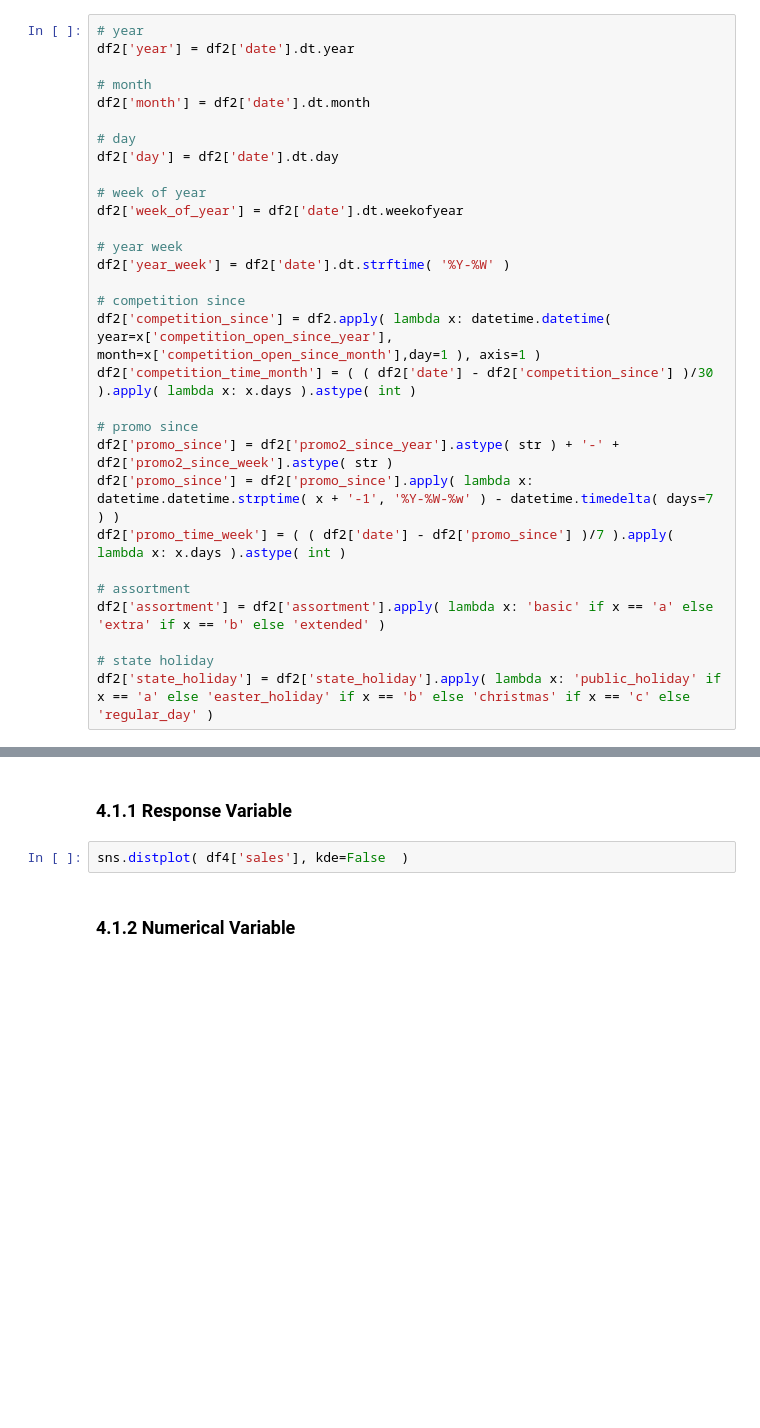
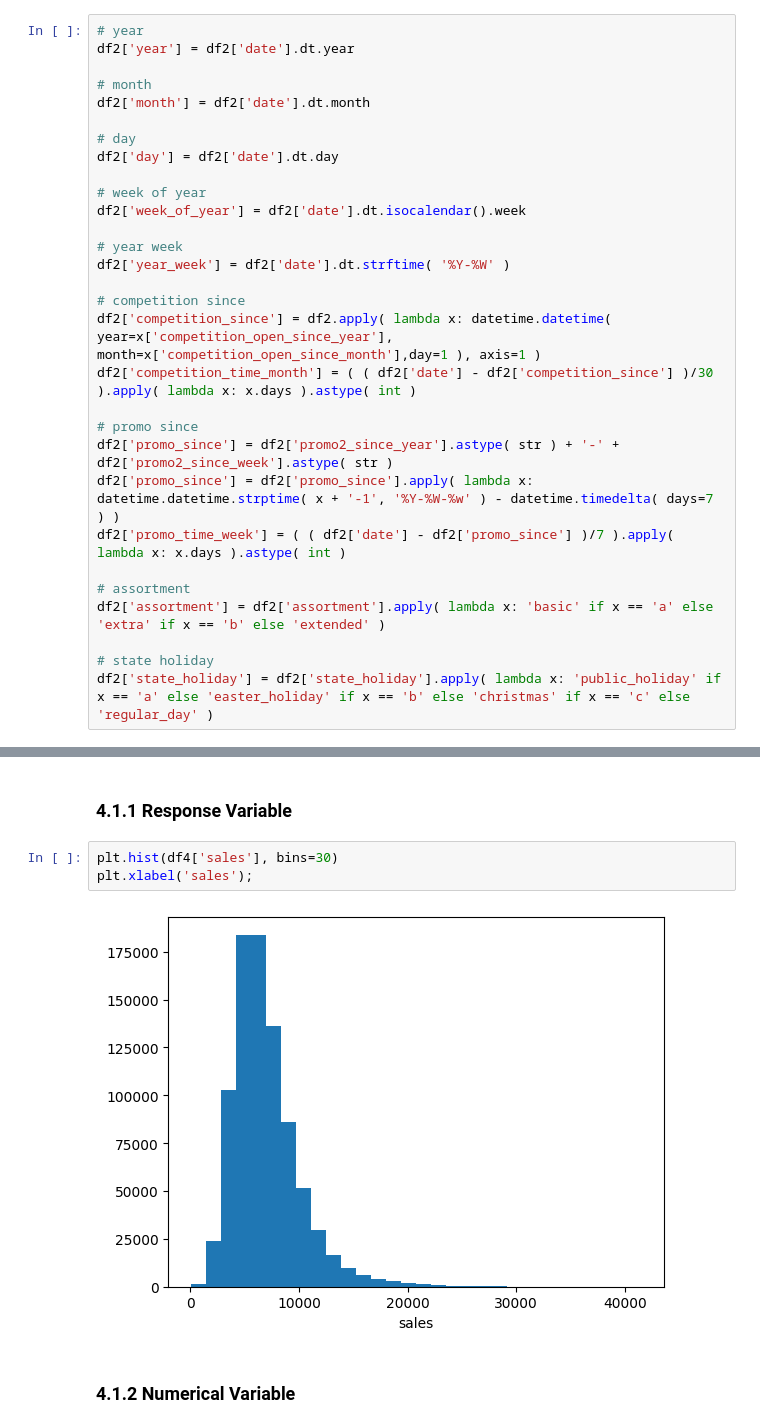
Before and after one commit to pmusachio/rossmann_store_sales_prediction, a Jupyter notebook: notebook/modelo_cds.ipynb, the cells around one changed output, grey strips where cells are left out. Cells and saved outputs as stored; diff of their text form; blank space fills up the shorter version.

```diff
--- a/notebook/modelo_cds.ipynb
+++ b/notebook/modelo_cds.ipynb
@@ -286,7 +380,7 @@ df2['month'] = df2['date'].dt.month
 df2['day'] = df2['date'].dt.day
 
 # week of year
-df2['week_of_year'] = df2['date'].dt.weekofyear
+df2['week_of_year'] = df2['date'].dt.isocalendar().week
 
 # year week
 df2['year_week'] = df2['date'].dt.strftime( '%Y-%W' )
@@ -327,7 +421,10 @@ df4 = df3.copy()
 # %% [markdown]
 ### 4.1.1 Response Variable
 # %%
-sns.distplot( df4['sales'], kde=False  )
+plt.hist(df4['sales'], bins=30)
+plt.xlabel('sales');
+# %% [output]
+[figure, added]
 # %% [markdown]
 ### 4.1.2 Numerical Variable
 # %%
```
Also changed, not shown: parts of 42 cells of this notebook, 1 other file.
